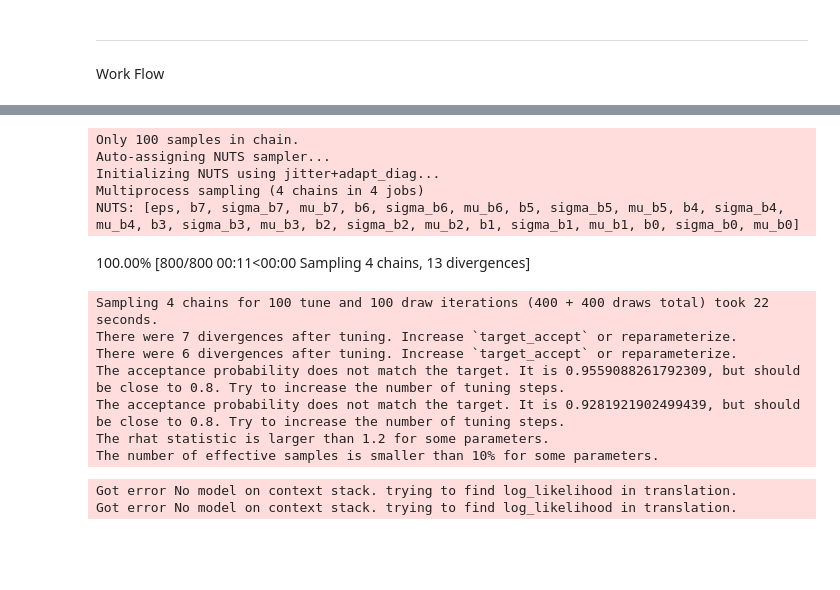
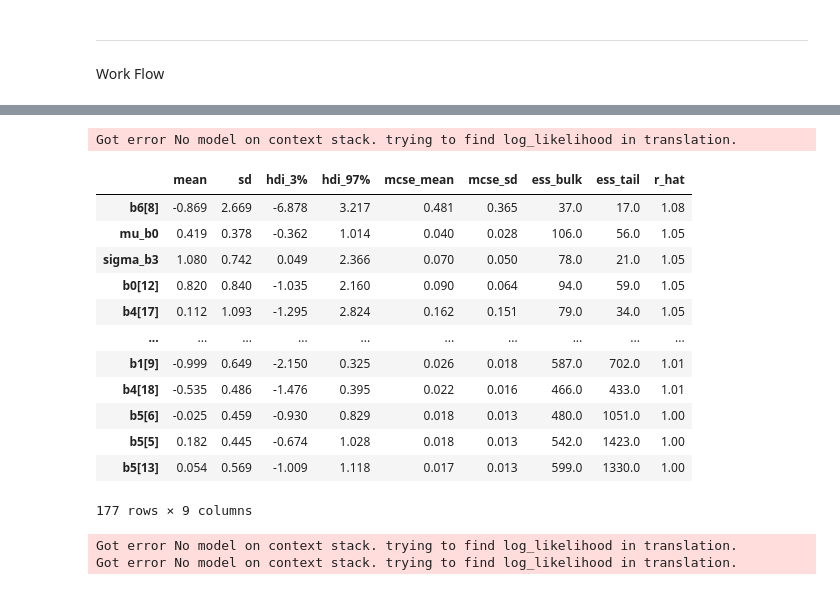
Before and after one commit to hyunsukr/DS6040-Bayesian-Machine-Learning, a Jupyter notebook: Homework/HW4/hw4.ipynb, the cells around one changed output, grey strips where cells are left out. Saved outputs shown, nothing was run; the diff lists cells and outputs as text; code cells hidden in the pictures; blank space fills up the shorter version.

```diff
--- a/Homework/HW4/hw4.ipynb
+++ b/Homework/HW4/hw4.ipynb
@@ -150,7 +150,7 @@ with pm.Model() as hierarchical_model_centered:
                            observed=sales.sales)
 # %%
 with hierarchical_model_centered:
-    hierarchical_trace = pm.sample(1000, n_init=50000, tune=1000)
+    hierarchical_trace = pm.sample(2000, n_init=50000, tune=2000)
 # %% [output]
 Auto-assigning NUTS sampler...
 Initializing NUTS using jitter+adapt_diag...
@@ -165,5 +166,2 @@ There were 39 divergences after tuning. Increase `target_accept` or reparameteri
 The rhat statistic is larger than 1.05 for some parameters. This indicates slight problems during sampling.
 The estimated number of effective samples is smaller than 200 for some parameters.
-# %%
-with hierarchical_model_centered:
-    hierarchical_trace = pm.sample(1000, n_init=50000, tune=1000, target_accept = 0.85)
@@ -184,20 +168,20 @@ The estimated number of effective samples is smaller than 200 for some parameter
-# %%
-with hierarchical_model_centered:
-    hierarchical_trace = pm.sample(100, n_init=50000, tune=100)
-# %% [output]
-Only 100 samples in chain.
-Auto-assigning NUTS sampler...
-Initializing NUTS using jitter+adapt_diag...
-Multiprocess sampling (4 chains in 4 jobs)
-NUTS: [eps, b7, sigma_b7, mu_b7, b6, sigma_b6, mu_b6, b5, sigma_b5, mu_b5, b4, sigma_b4, mu_b4, b3, sigma_b3, mu_b3, b2, sigma_b2, mu_b2, b1, sigma_b1, mu_b1, b0, sigma_b0, mu_b0]
-100.00% [800/800 00:11<00:00 Sampling 4 chains, 13 divergences]
-Sampling 4 chains for 100 tune and 100 draw iterations (400 + 400 draws total) took 22 seconds.
-There were 7 divergences after tuning. Increase `target_accept` or reparameterize.
-There were 6 divergences after tuning. Increase `target_accept` or reparameterize.
-The acceptance probability does not match the target. It is 0.9559088261792309, but should be close to 0.8. Try to increase the number of tuning steps.
-The acceptance probability does not match the target. It is 0.9281921902499439, but should be close to 0.8. Try to increase the number of tuning steps.
-The rhat statistic is larger than 1.2 for some parameters.
-The number of effective samples is smaller than 10% for some parameters.
+# %%
+pm.summary(hierarchical_trace).sort_values('r_hat',ascending=False)
+# %% [output]
+Got error No model on context stack. trying to find log_likelihood in translation.
+|  | mean | sd | hdi_3% | hdi_97% | mcse_mean | mcse_sd | ess_bulk | ess_tail | r_hat |
+| b6[8] | -0.869 | 2.669 | -6.878 | 3.217 | 0.481 | 0.365 | 37.0 | 17.0 | 1.08 |
+| mu_b0 | 0.419 | 0.378 | -0.362 | 1.014 | 0.040 | 0.028 | 106.0 | 56.0 | 1.05 |
+| sigma_b3 | 1.080 | 0.742 | 0.049 | 2.366 | 0.070 | 0.050 | 78.0 | 21.0 | 1.05 |
+| b0[12] | 0.820 | 0.840 | -1.035 | 2.160 | 0.090 | 0.064 | 94.0 | 59.0 | 1.05 |
+| b4[17] | 0.112 | 1.093 | -1.295 | 2.824 | 0.162 | 0.151 | 79.0 | 34.0 | 1.05 |
+| ... | ... | ... | ... | ... | ... | ... | ... | ... | ... |
+| b1[9] | -0.999 | 0.649 | -2.150 | 0.325 | 0.026 | 0.018 | 587.0 | 702.0 | 1.01 |
+| b4[18] | -0.535 | 0.486 | -1.476 | 0.395 | 0.022 | 0.016 | 466.0 | 433.0 | 1.01 |
+| b5[6] | -0.025 | 0.459 | -0.930 | 0.829 | 0.018 | 0.013 | 480.0 | 1051.0 | 1.00 |
+| b5[5] | 0.182 | 0.445 | -0.674 | 1.028 | 0.018 | 0.013 | 542.0 | 1423.0 | 1.00 |
+| b5[13] | 0.054 | 0.569 | -1.009 | 1.118 | 0.017 | 0.013 | 599.0 | 1330.0 | 1.00 |
+177 rows × 9 columns
 # %%
 az.rcParams["plot.max_subplots"] = 50# This finishes without error
 az.plot_trace(hierarchical_trace)
```
Also changed, not shown: parts of 5 cells of this notebook.
